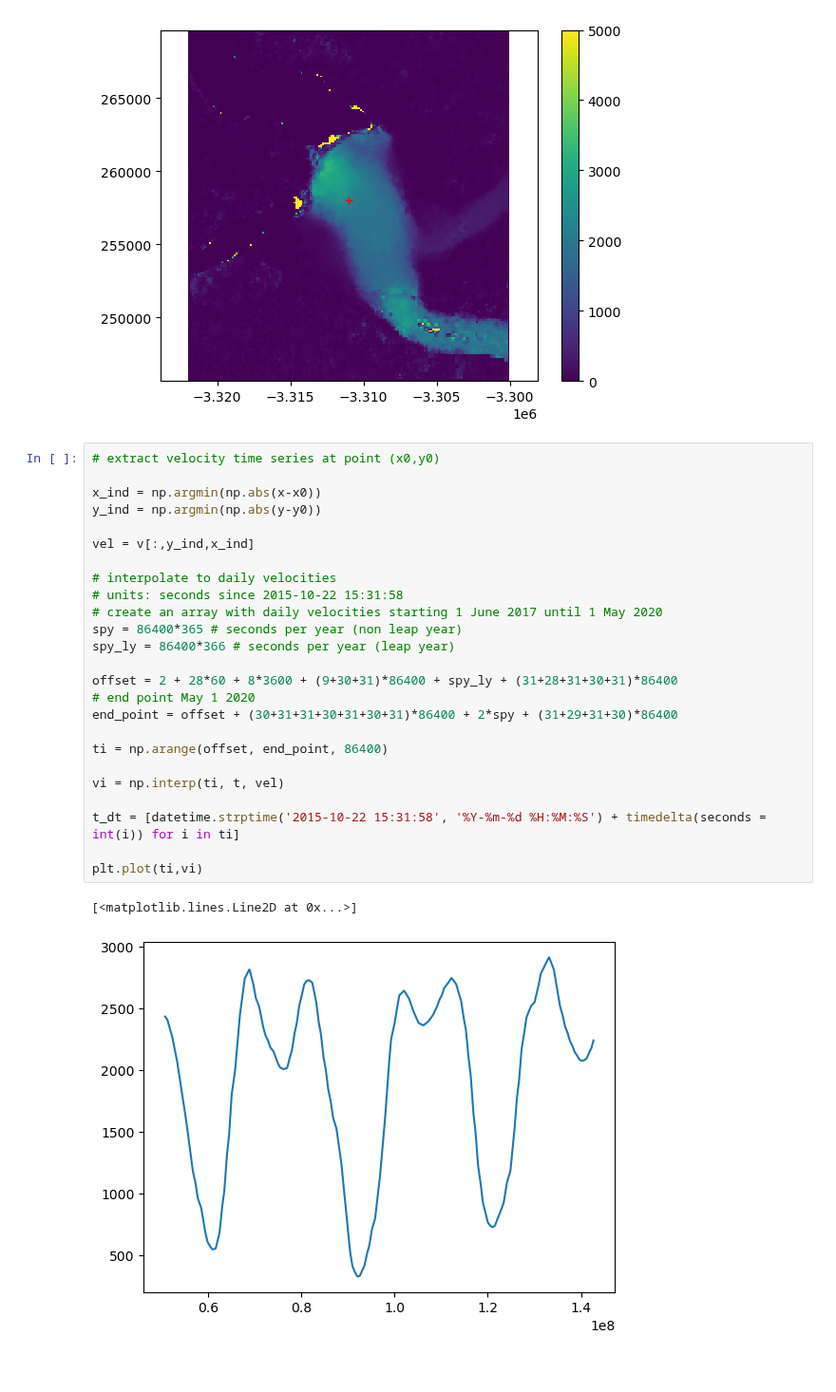
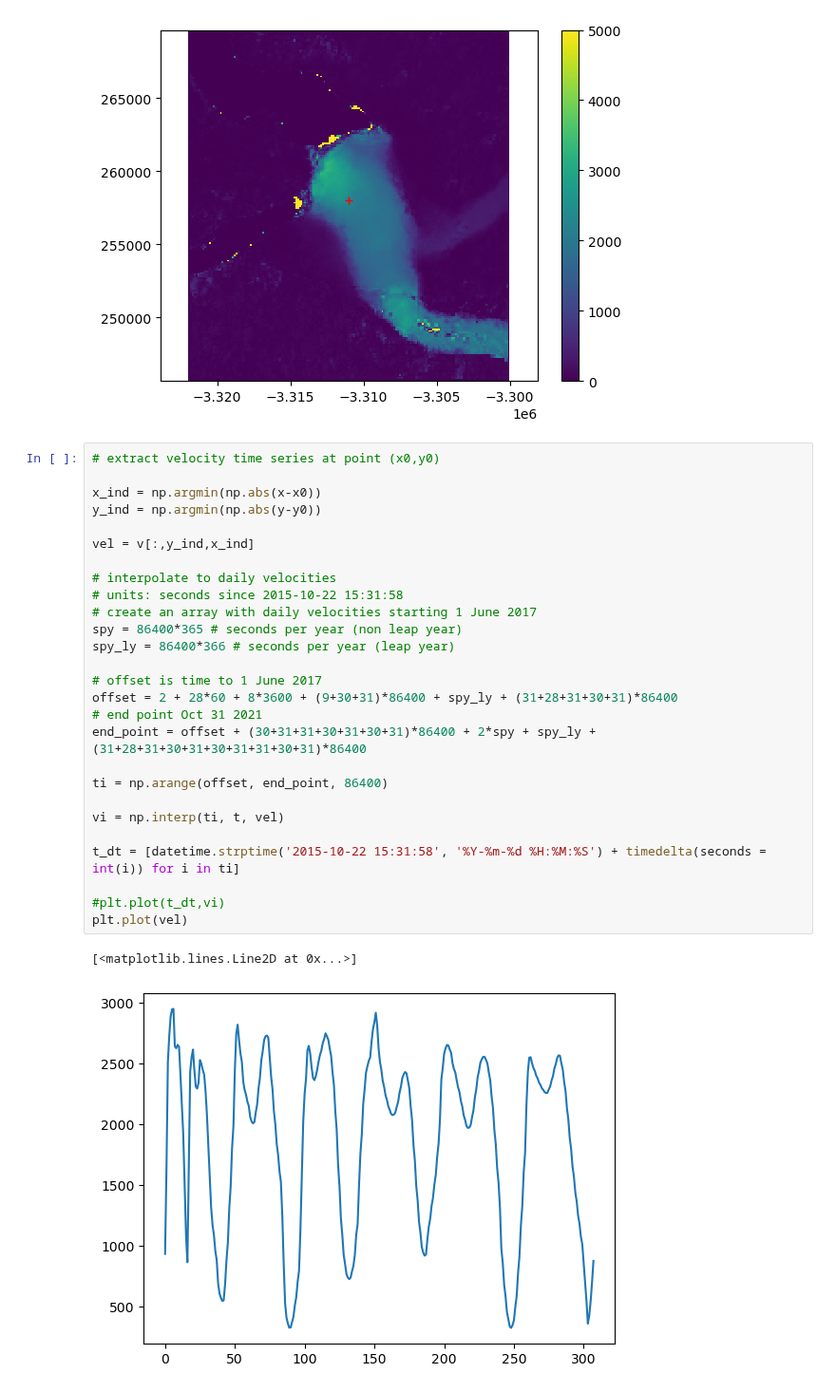
Before and after one commit to pohlan/Hubbard2024, a Jupyter notebook: modeling/simple/simple_model.ipynb, the cells around one changed output. Shown at 95% size. Saved outputs shown, nothing was run; the diff lists cells and outputs as text.

```diff
--- a/modeling/simple/simple_model.ipynb
+++ b/modeling/simple/simple_model.ipynb
@@ -35,31 +35,33 @@ plt.colorbar()
 # %%
 # extract velocity time series at point (x0,y0)
 
 x_ind = np.argmin(np.abs(x-x0))
 y_ind = np.argmin(np.abs(y-y0))
 
 vel = v[:,y_ind,x_ind]
 
 # interpolate to daily velocities
 # units: seconds since 2015-10-22 15:31:58
-# create an array with daily velocities starting 1 June 2017 until 1 May 2020
+# create an array with daily velocities starting 1 June 2017
 spy = 86400*365 # seconds per year (non leap year)
 spy_ly = 86400*366 # seconds per year (leap year)
 
+# offset is time to 1 June 2017
 offset = 2 + 28*60 + 8*3600 + (9+30+31)*86400 + spy_ly + (31+28+31+30+31)*86400
-# end point May 1 2020
-end_point = offset + (30+31+31+30+31+30+31)*86400 + 2*spy + (31+29+31+30)*86400
+# end point Oct 31 2021
+end_point = offset + (30+31+31+30+31+30+31)*86400 + 2*spy + spy_ly + (31+28+31+30+31+30+31+31+30+31)*86400
 
 ti = np.arange(offset, end_point, 86400)
 
 vi = np.interp(ti, t, vel)
 
 t_dt = [datetime.strptime('2015-10-22 15:31:58', '%Y-%m-%d %H:%M:%S') + timedelta(seconds = int(i)) for i in ti]
 
-plt.plot(ti,vi)
+#plt.plot(t_dt,vi)
+plt.plot(vel)
 # %% [output]
 [<matplotlib.lines.Line2D at 0x...>]
-[figure, old version]
+[figure, new version]
 # %%
 # load terminus data
 
```
Also changed, not shown: parts of 17 cells of this notebook.
